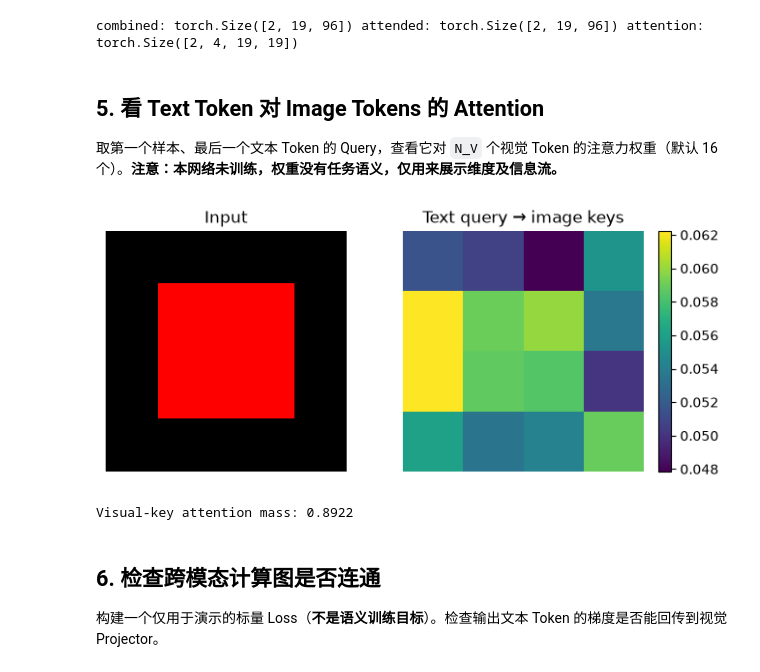
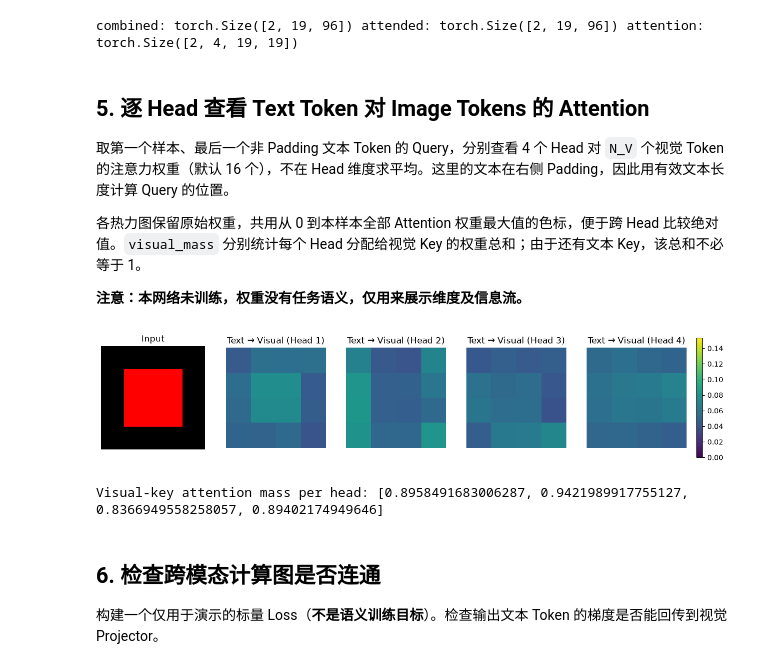
Before and after one commit to Maple-Ze/Transformer-to-VLA, a Jupyter notebook: 03_Vision_Transformers/02_Visual_Token_Projection.ipynb, the cells around one changed output. Drawn from its saved outputs; the diff is of its cells as text; code cells hidden in the pictures.

Commit message:
Show per-head visual attention in token projection notebook

```diff
--- a/03_Vision_Transformers/02_Visual_Token_Projection.ipynb
+++ b/03_Vision_Transformers/02_Visual_Token_Projection.ipynb
@@ -151,24 +151,34 @@ assert torch.all(weights.masked_select(key_padding_mask[:, None, None, :]) == 0)
 # %% [output]
 combined: torch.Size([2, 19, 96]) attended: torch.Size([2, 19, 96]) attention: torch.Size([2, 4, 19, 19])
 # %% [markdown]
-## 5. 看 Text Token 对 Image Tokens 的 Attention
+## 5. 逐 Head 查看 Text Token 对 Image Tokens 的 Attention
 
-取第一个样本、最后一个文本 Token 的 Query，查看它对 `N_V` 个视觉 Token 的注意力权重（默认 16 个）。**注意：本网络未训练，权重没有任务语义，仅用来展示维度及信息流。**
+取第一个样本、最后一个非 Padding 文本 Token 的 Query，分别查看 4 个 Head 对 `N_V` 个视觉 Token 的注意力权重（默认 16 个），不在 Head 维度求平均。这里的文本在右侧 Padding，因此用有效文本长度计算 Query 的位置。
+
+各热力图保留原始权重，共用从 0 到本样本全部 Attention 权重最大值的色标，便于跨 Head 比较绝对值。`visual_mass` 分别统计每个 Head 分配给视觉 Key 的权重总和；由于还有文本 Key，该总和不必等于 1。
+
+**注意：本网络未训练，权重没有任务语义，仅用来展示维度及信息流。**
 # %%
-w = weights.detach().cpu()[0].mean(0)
+w = weights.detach().cpu()[0]  # (4, 19, 19)
 text_length = int(text_ids[0].ne(vocab['<pad>']).sum())  # right-padded text
 last_text_idx = N_V + text_length - 1
 grid_size = vision_encoder.grid_size
-visual_attention = w[last_text_idx, :N_V].reshape(grid_size, grid_size).numpy()
-fig, ax = plt.subplots(1, 2, figsize=(7, 3))
-ax[0].imshow(images[0].permute(1, 2, 0)); ax[0].set_title('Input'); ax[0].axis('off')
-im = ax[1].imshow(visual_attention, cmap='viridis')
-ax[1].set_title('Text query → image keys'); ax[1].axis('off')
-fig.colorbar(im, ax=ax[1], fraction=0.045); plt.tight_layout(); plt.show()
-print('Visual-key attention mass:', round(float(w[last_text_idx, :N_V].sum()), 4))
+visual_attention = w[:, last_text_idx, :N_V].reshape(4, grid_size, grid_size).numpy()
+
+fig, axs = plt.subplots(1, 5, figsize=(15, 3))
+axs[0].imshow(images[0].permute(1, 2, 0)); axs[0].set_title('Input')
+for h in range(4):
+    im = axs[h+1].imshow(visual_attention[h], cmap='viridis', vmin=0, vmax=w.max().item())
+    axs[h+1].set_title(f'Text → Visual (Head {h+1})')
+for a in axs: a.axis('off')
+fig.colorbar(im, ax=axs[1:], fraction=0.015, pad=0.02)
+plt.show()
+
+visual_mass = w[:, last_text_idx, :N_V].sum(-1)
+print('Visual-key attention mass per head:', visual_mass.tolist())
 # %% [output]
-[figure, old version]
+[figure, new version]
-Visual-key attention mass: 0.8922
+Visual-key attention mass per head: [0.8958491683006287, 0.9421989917755127, 0.8366949558258057, 0.89402174949646]
 # %% [markdown]
 ## 6. 检查跨模态计算图是否连通
 
```
